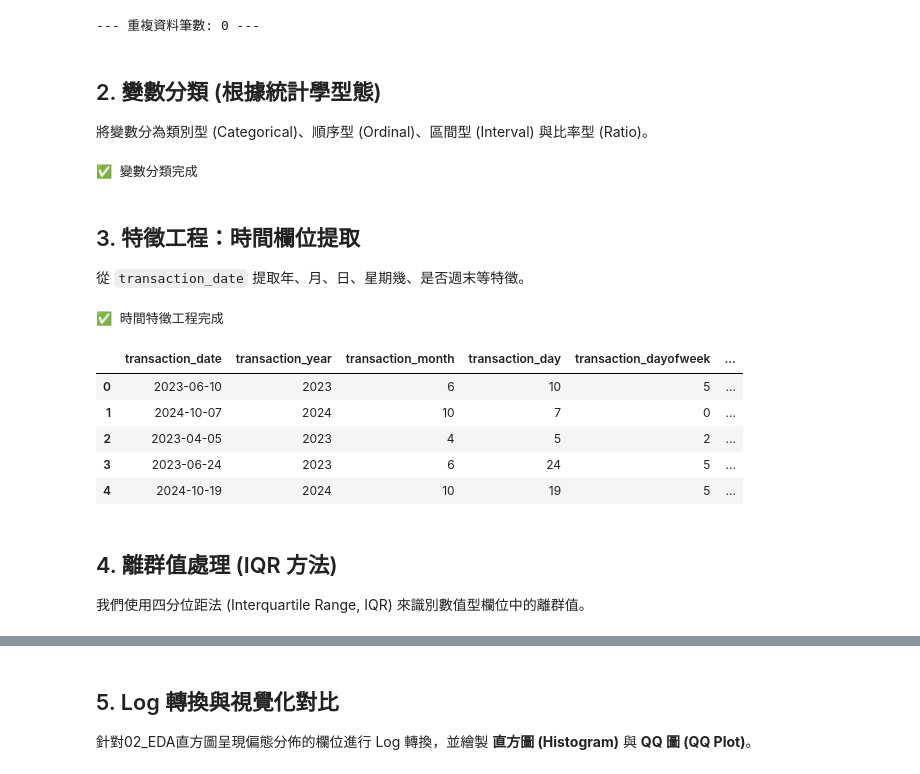
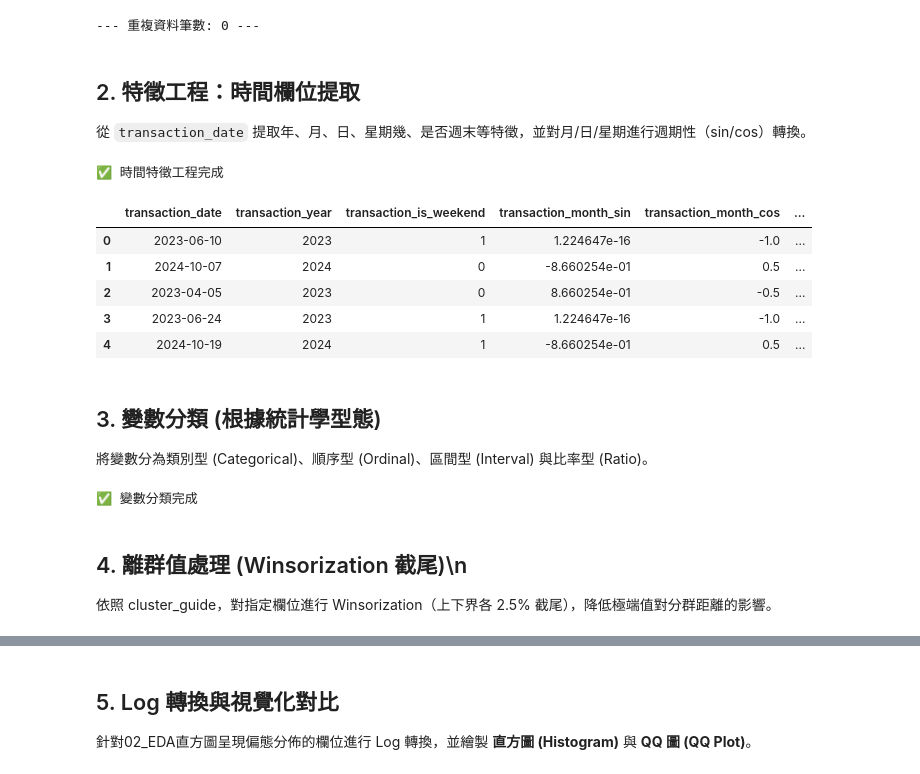
Before and after one commit to BobbleUnderBox/DataMiningG1FinalProject, a Jupyter notebook: notebooks/01_data_preprocessing.ipynb, the cells around one changed output, grey strips where cells are left out. Saved outputs shown, nothing was run; the diff lists cells and outputs as text; code cells hidden in the pictures.

```diff
--- a/notebooks/01_data_preprocessing.ipynb
+++ b/notebooks/01_data_preprocessing.ipynb
@@ -133,47 +133,58 @@ risk_score              0
 customer_segment        0
 dtype: int64
 --- 重複資料筆數: 0 ---
-# %% [markdown]
-## 2. 變數分類 (根據統計學型態)
-將變數分為類別型 (Categorical)、順序型 (Ordinal)、區間型 (Interval) 與比率型 (Ratio)。
-# %%
-data_types = {
-    'Categorical': ['employment_type', 'product_category', 'location', 'default_flag'],
-    'Ordinal': ['customer_segment'],
-    'Interval': ['credit_score', 'transaction_date'],
-    'Ratio': ['age', 'monthly_income', 'purchase_amount', 'bnpl_installments',
-              'repayment_delay_days', 'missed_payments', 'app_usage_frequency',
-              'debt_to_income_ratio', 'risk_score']
-}
-print("✅ 變數分類完成")
-# %% [output]
-✅ 變數分類完成
 # %% [markdown]
-## 3. 特徵工程：時間欄位提取
-從 `transaction_date` 提取年、月、日、星期幾、是否週末等特徵。
+## 2. 特徵工程：時間欄位提取
+從 `transaction_date` 提取年、月、日、星期幾、是否週末等特徵，並對月/日/星期進行週期性（sin/cos）轉換。
 # %%
 if 'transaction_date' in df.columns:
     # 轉換為 datetime
     df['transaction_date'] = pd.to_datetime(df['transaction_date'], errors='coerce')
 
-    # 提取特徵
+    # 提取時間特徵
     df['transaction_year'] = df['transaction_date'].dt.year
     df['transaction_month'] = df['transaction_date'].dt.month
     df['transaction_day'] = df['transaction_date'].dt.day
     df['transaction_dayofweek'] = df['transaction_date'].dt.dayofweek  # 0=Monday, 6=Sunday
     df['transaction_is_weekend'] = df['transaction_date'].dt.dayofweek.isin([5, 6]).astype(int)
 
+    # 週期性轉換（依照 cluster_guide）
+    df['transaction_month_sin'] = np.sin(2 * np.pi * df['transaction_month'] / 12)
+    df['transaction_month_cos'] = np.cos(2 * np.pi * df['transaction_month'] / 12)
+    df['transaction_day_sin'] = np.sin(2 * np.pi * df['transaction_day'] / 31)
+    df['transaction_day_cos'] = np.cos(2 * np.pi * df['transaction_day'] / 31)
+    df['transaction_dayofweek_sin'] = np.sin(2 * np.pi * df['transaction_dayofweek'] / 7)
+    df['transaction_dayofweek_cos'] = np.cos(2 * np.pi * df['transaction_dayofweek'] / 7)
+
     print("✅ 時間特徵工程完成")
-    display(df[['transaction_date', 'transaction_year', 'transaction_month', 'transaction_day', 'transaction_dayofweek', 'transaction_is_weekend']].head())
+    display(df[['transaction_date', 'transaction_year', 'transaction_is_weekend',
+                'transaction_month_sin', 'transaction_month_cos',
+                'transaction_day_sin', 'transaction_day_cos',
+                'transaction_dayofweek_sin', 'transaction_dayofweek_cos']].head())
 # %% [output]
 ✅ 時間特徵工程完成
-|  | transaction_date | transaction_year | transaction_month | transaction_day | transaction_dayofweek | ... |
-| 0 | 2023-06-10 | 2023 | 6 | 10 | 5 | ... |
-| 1 | 2024-10-07 | 2024 | 10 | 7 | 0 | ... |
-| 2 | 2023-04-05 | 2023 | 4 | 5 | 2 | ... |
-| 3 | 2023-06-24 | 2023 | 6 | 24 | 5 | ... |
-| 4 | 2024-10-19 | 2024 | 10 | 19 | 5 | ... |
+|  | transaction_date | transaction_year | transaction_is_weekend | transaction_month_sin | transaction_month_cos | ... |
+| 0 | 2023-06-10 | 2023 | 1 | 1.224647e-16 | -1.0 | ... |
+| 1 | 2024-10-07 | 2024 | 0 | -8.660254e-01 | 0.5 | ... |
+| 2 | 2023-04-05 | 2023 | 0 | 8.660254e-01 | -0.5 | ... |
+| 3 | 2023-06-24 | 2023 | 1 | 1.224647e-16 | -1.0 | ... |
+| 4 | 2024-10-19 | 2024 | 1 | -8.660254e-01 | 0.5 | ... |
+# %% [markdown]
+## 3. 變數分類 (根據統計學型態)
+將變數分為類別型 (Categorical)、順序型 (Ordinal)、區間型 (Interval) 與比率型 (Ratio)。
+# %%
+data_types = {
+    'Categorical': ['employment_type', 'product_category', 'location', 'default_flag', 'transaction_is_weekend'],
+    'Ordinal': ['customer_segment'],
+    'Interval': ['credit_score', 'transaction_date', 'transaction_year', 'transaction_month_sin', 'transaction_month_cos', 'transaction_day_sin', 'transaction_day_cos', 'transaction_dayofweek_sin', 'transaction_dayofweek_cos'],
+    'Ratio': ['age', 'monthly_income', 'purchase_amount', 'bnpl_installments',
+              'repayment_delay_days', 'missed_payments', 'app_usage_frequency',
+              'debt_to_income_ratio', 'risk_score']
+}
+print("✅ 變數分類完成")
+# %% [output]
+✅ 變數分類完成
 # %% [markdown]
-## 4. 離群值處理 (IQR 方法)
-我們使用四分位距法 (Interquartile Range, IQR) 來識別數值型欄位中的離群值。
+## 4. 離群值處理 (Winsorization 截尾)\n
+依照 cluster_guide，對指定欄位進行 Winsorization（上下界各 2.5% 截尾），降低極端值對分群距離的影響。
 # %%
```
Also changed, not shown: parts of 8 cells of this notebook, 3 other files.
